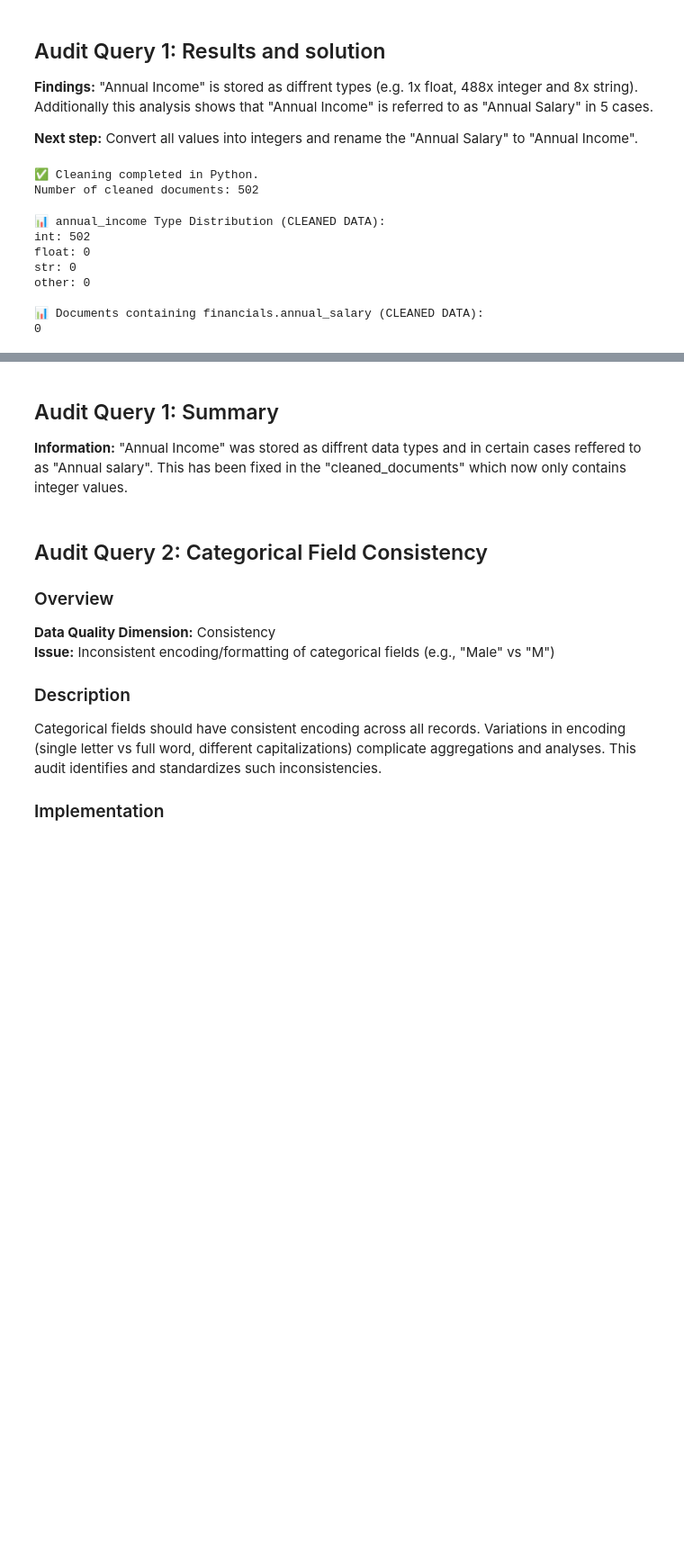
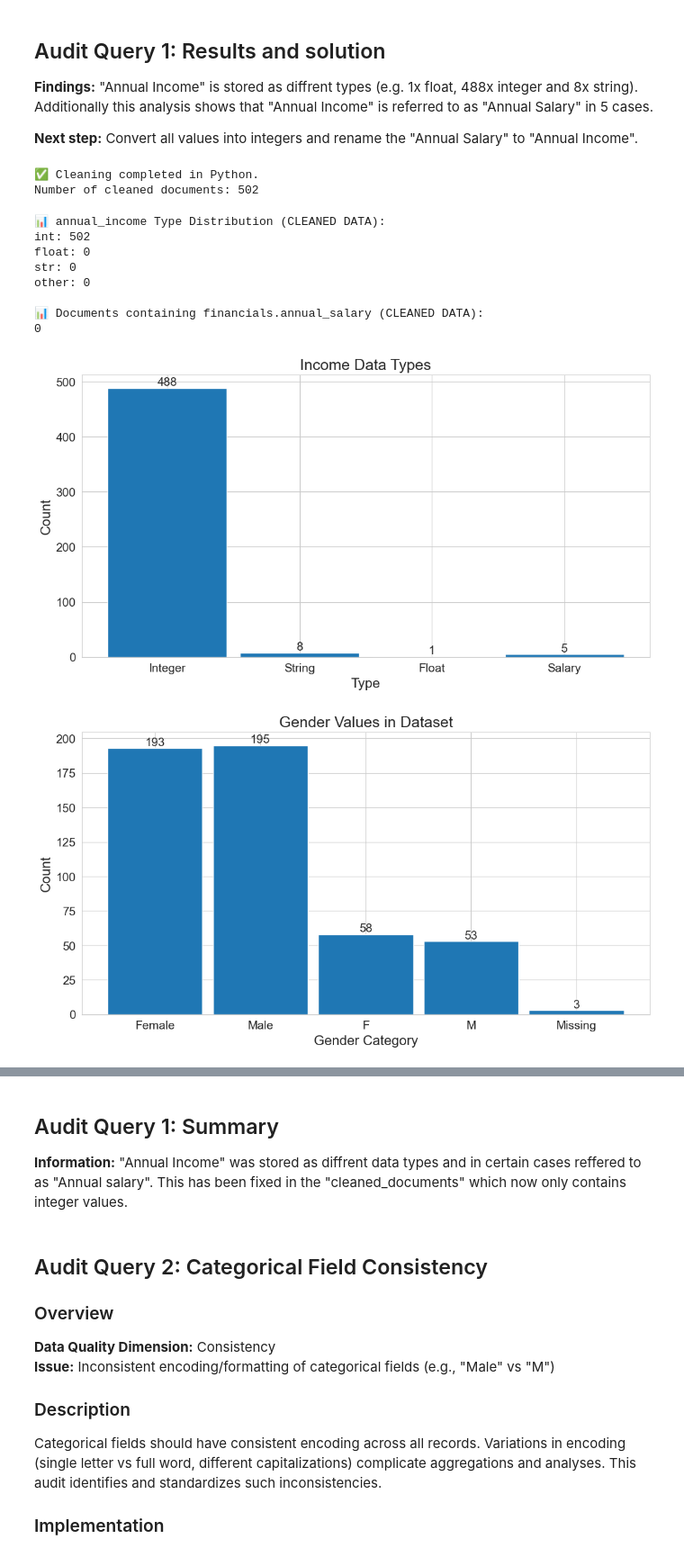
Before and after one commit to mariehenke73606/DEGO-2606---TXC_12, a Jupyter notebook: notebooks/01 - data - quality.ipynb, the cells around one changed output, grey strips where cells are left out. Shown at 90% size. Saved outputs shown, nothing was run; the diff lists cells and outputs as text; code cells hidden in the pictures; blank space fills up the shorter version.

```diff
--- a/notebooks/01 - data - quality.ipynb
+++ b/notebooks/01 - data - quality.ipynb
@@ -389,3 +389,76 @@ other: 0
 
 📊 Documents containing financials.annual_salary (CLEANED DATA):
 0
+# %%
+import matplotlib.pyplot as plt
+
+# -------- Chart 1: Income Types --------
+income_labels = ["Integer", "String", "Float", "Salary"]
+income_values = [488, 8, 1, 5]
+
+plt.figure()
+bars = plt.bar(income_labels, income_values, width=0.9)
+plt.title("Income Data Types", fontsize=18)
+plt.xlabel("Type", fontsize=16)
+plt.ylabel("Count", fontsize=16)
+plt.xticks(fontsize=14)
+plt.yticks(fontsize=14)
+
+for bar in bars:
+    height = bar.get_height()
+    plt.text(bar.get_x() + bar.get_width()/2, height, str(height),
+             ha='center', va='bottom', fontsize=14)
+
+plt.show()
+
+
+# -------- Chart 2: Gender Distribution --------
+gender_labels = ["Female", "Male", "F", "M", "Missing"]
+gender_values = [193, 195, 58, 53, 3]
+
+plt.figure()
+bars = plt.bar(gender_labels, gender_values, width=0.9)
+plt.title("Gender Values in Dataset", fontsize=18)
+plt.xlabel("Gender Category", fontsize=16)
+plt.ylabel("Count", fontsize=16)
+plt.xticks(fontsize=14)
+plt.yticks(fontsize=14)
+
+for bar in bars:
+    height = bar.get_height()
+    plt.text(bar.get_x() + bar.get_width()/2, height, str(height),
+             ha='center', va='bottom', fontsize=14)
+
+plt.show()
+
+
+# -------- Chart 3: Date of Birth Formats --------
+dob_labels = [
+    "YYYY-MM-DD",
+    "DD/MM/YYYY",
+    "MM/DD/YYYY",
+    "XX/XX/YYYY",
+    "YYYY/MM/DD",
+    "YYYY/DD/MM",
+    "YYYY/XX/XX"
+]
+
+dob_values = [340, 36, 26, 39, 38, 0, 18]
+
+plt.figure()
+bars = plt.bar(dob_labels, dob_values, width=0.9)
+plt.title("Date of Birth Format Distribution", fontsize=18)
+plt.xlabel("Date Format", fontsize=16)
+plt.ylabel("Count", fontsize=16)
+plt.xticks(rotation=45, fontsize=14)
+plt.yticks(fontsize=14)
+
+for bar in bars:
+    height = bar.get_height()
+    plt.text(bar.get_x() + bar.get_width()/2, height, str(height),
+             ha='center', va='bottom', fontsize=14)
+
+plt.show()
+# %% [output]
+[figure, added]
+[figure, added]
```
Also changed, not shown: parts of 22 cells of this notebook, 2 other files.
